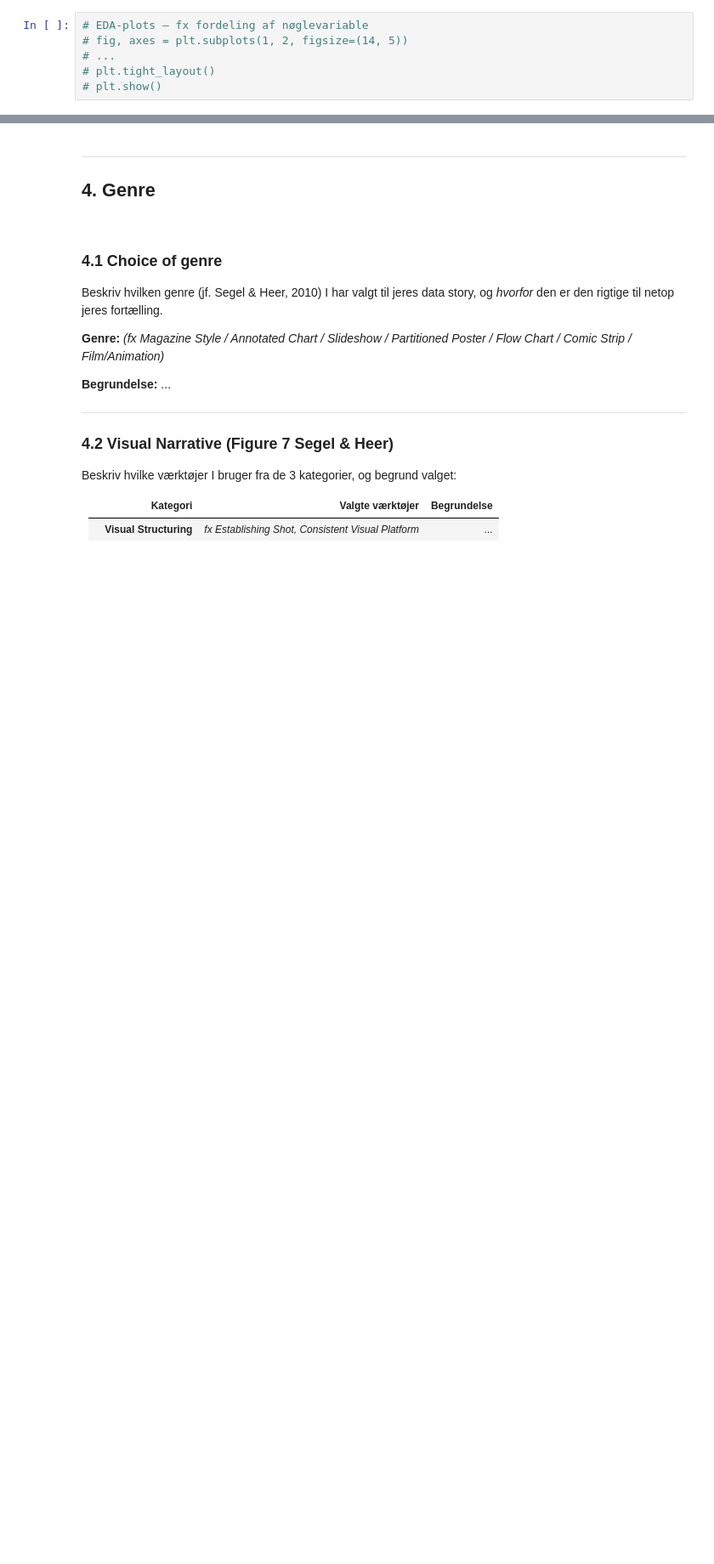
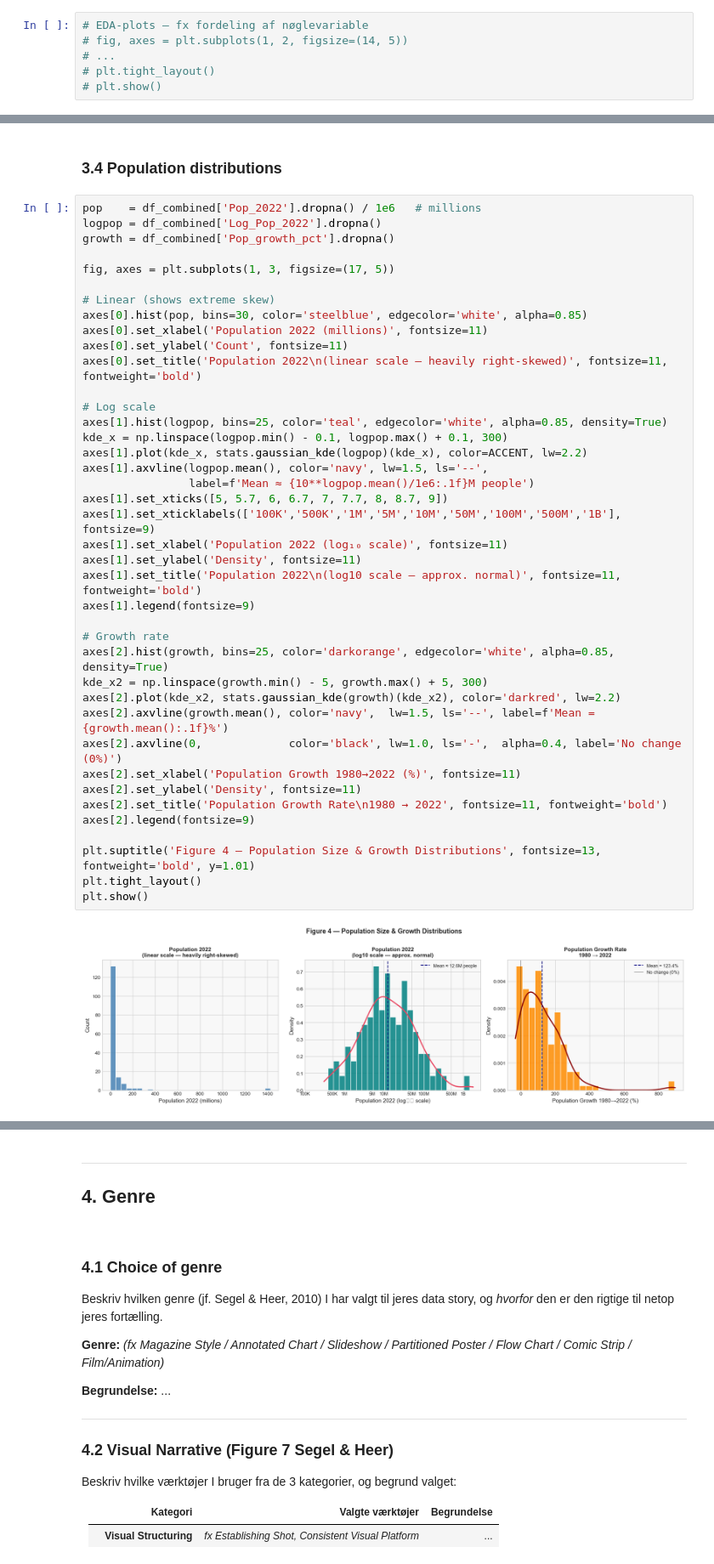
Before and after one commit to fridapfrandsen/FinalProject_SocialDataAnalysis, a Jupyter notebook: ExplainerNotebook.ipynb, the cells around one changed output, grey strips where cells are left out. Shown at 85% size. Drawn from its saved outputs; the diff is of its cells as text; blank space fills up the shorter version.

```diff
--- a/ExplainerNotebook.ipynb
+++ b/ExplainerNotebook.ipynb
@@ -113,0 +469,44 @@ Beskriv den analyse I har foretaget, og hvad I har lært om datasættet. Struktu
+# %% [markdown]
+### 3.4 Population distributions
+# %%
+pop    = df_combined['Pop_2022'].dropna() / 1e6   # millions
+logpop = df_combined['Log_Pop_2022'].dropna()
+growth = df_combined['Pop_growth_pct'].dropna()
+
+fig, axes = plt.subplots(1, 3, figsize=(17, 5))
+
+# Linear (shows extreme skew)
+axes[0].hist(pop, bins=30, color='steelblue', edgecolor='white', alpha=0.85)
+axes[0].set_xlabel('Population 2022 (millions)', fontsize=11)
+axes[0].set_ylabel('Count', fontsize=11)
+axes[0].set_title('Population 2022\n(linear scale — heavily right-skewed)', fontsize=11, fontweight='bold')
+
+# Log scale
+axes[1].hist(logpop, bins=25, color='teal', edgecolor='white', alpha=0.85, density=True)
+kde_x = np.linspace(logpop.min() - 0.1, logpop.max() + 0.1, 300)
+axes[1].plot(kde_x, stats.gaussian_kde(logpop)(kde_x), color=ACCENT, lw=2.2)
+axes[1].axvline(logpop.mean(), color='navy', lw=1.5, ls='--',
+                label=f'Mean ≈ {10**logpop.mean()/1e6:.1f}M people')
+axes[1].set_xticks([5, 5.7, 6, 6.7, 7, 7.7, 8, 8.7, 9])
+axes[1].set_xticklabels(['100K','500K','1M','5M','10M','50M','100M','500M','1B'], fontsize=9)
+axes[1].set_xlabel('Population 2022 (log₁₀ scale)', fontsize=11)
+axes[1].set_ylabel('Density', fontsize=11)
+axes[1].set_title('Population 2022\n(log10 scale — approx. normal)', fontsize=11, fontweight='bold')
+axes[1].legend(fontsize=9)
+
+# Growth rate
+axes[2].hist(growth, bins=25, color='darkorange', edgecolor='white', alpha=0.85, density=True)
+kde_x2 = np.linspace(growth.min() - 5, growth.max() + 5, 300)
+axes[2].plot(kde_x2, stats.gaussian_kde(growth)(kde_x2), color='darkred', lw=2.2)
+axes[2].axvline(growth.mean(), color='navy',  lw=1.5, ls='--', label=f'Mean = {growth.mean():.1f}%')
+axes[2].axvline(0,             color='black', lw=1.0, ls='-',  alpha=0.4, label='No change (0%)')
+axes[2].set_xlabel('Population Growth 1980→2022 (%)', fontsize=11)
+axes[2].set_ylabel('Density', fontsize=11)
+axes[2].set_title('Population Growth Rate\n1980 → 2022', fontsize=11, fontweight='bold')
+axes[2].legend(fontsize=9)
+
+plt.suptitle('Figure 4 — Population Size & Growth Distributions', fontsize=13, fontweight='bold', y=1.01)
+plt.tight_layout()
+plt.show()
+# %% [output]
+[figure, added]
```
Also changed, not shown: parts of 49 cells of this notebook, 2 other files.
